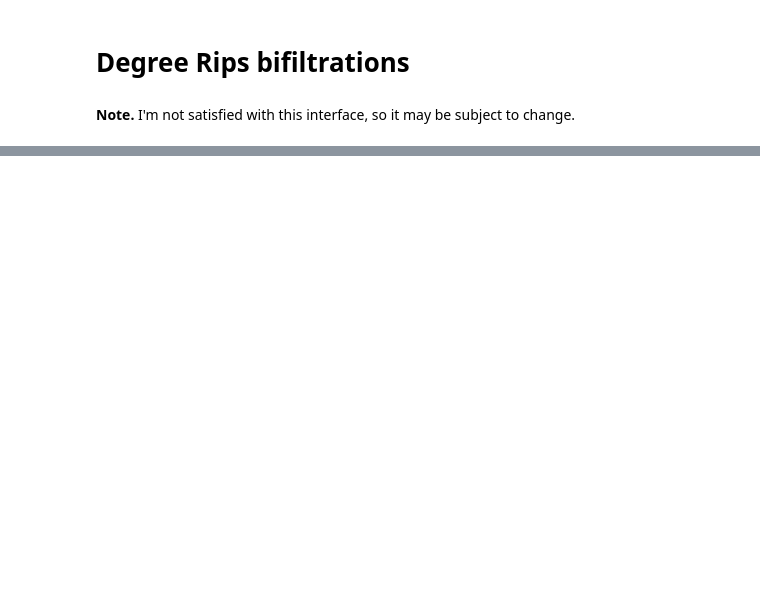
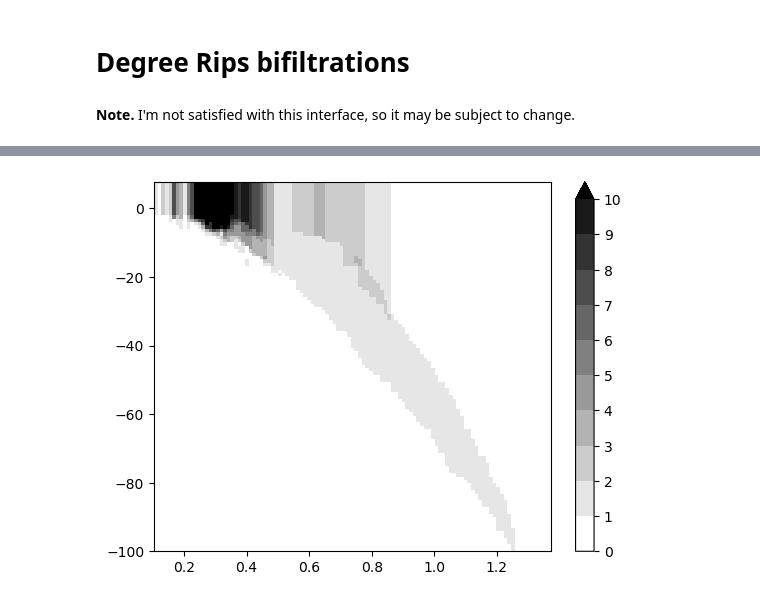
Before and after one commit to DavidLapous/multipers, a Jupyter notebook: docs/notebooks/degree_rips_interface.ipynb, the cells around one changed output, grey strips where cells are left out. Saved outputs shown, nothing was run; the diff lists cells and outputs as text; code cells hidden in the pictures; blank space fills up the shorter version.

```diff
--- a/docs/notebooks/degree_rips_interface.ipynb
+++ b/docs/notebooks/degree_rips_interface.ipynb
@@ -52,0 +60,4 @@ plot_surfaces(surfaces, discrete_surface=True)
+# %%
+mp.point_measure.integrate_measure(*sm1, plot=True); # We clearly see the 1-cycle there
+# %% [output]
+[figure, added]
```
Also changed, not shown: parts of 26 cells of this notebook, 2 other files.
